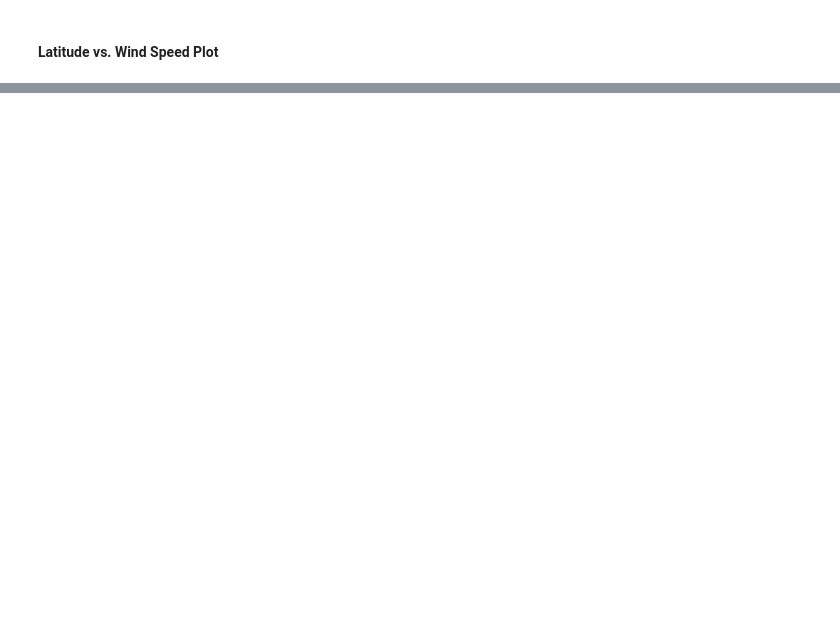
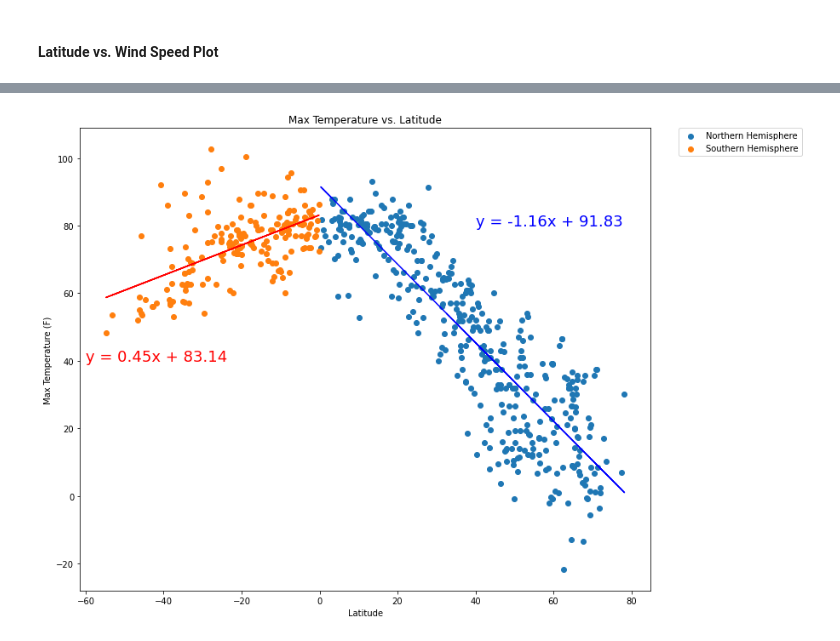
Before and after one commit to beckyydo/UofT-SCS, a Jupyter notebook: HW 6/api-challenge/WeatherPy.ipynb, the cells around one changed output, grey strips where cells are left out. Cells and saved outputs as stored; diff of their text form; code cells hidden in the pictures; blank space fills up the shorter version.

```diff
--- a/HW 6/api-challenge/WeatherPy.ipynb
+++ b/HW 6/api-challenge/WeatherPy.ipynb
@@ -295,0 +296,49 @@ plt.show()
+# %%
+#Regression
+from scipy import stats
+
+#Subset data in northern and southern hemisphere
+north = city_data.loc[city_data['Lat'] >= 0]
+south = city_data.loc[city_data['Lat'] < 0]
+
+#Create Linear Regression
+#Temperature
+(slope_n, intercept_n, rvalue_n, pvalue_n, stderr_n) = stats.linregress(north['Lat'],
+                                                              north["Max Temp"])
+(slope_s, intercept_s, rvalue_s, pvalue_s, stderr_s) = stats.linregress(south['Lat'],
+                                                              south["Max Temp"])
+#Set x-values and regression values
+north_x = north['Lat']
+north_y = north_x*slope_n + intercept_n
+south_x = south['Lat']
+south_y = south_x*slope_s + intercept_s
+
+#Set linear regression equation
+north_eq = 'y = ' + str(round(slope_n, 2)) + "x + " + str(round(intercept_n, 2))
+south_eq = 'y = ' + str(round(slope_s, 2)) + "x + " + str(round(intercept_s, 2))
+
+#Set Plot Size
+plt.figure(figsize = (12,10))
+
+# Create scatter point and add linear regression model on top
+plt.scatter(north['Lat'], north["Max Temp"], label = "Northern Hemisphere")
+plt.scatter(south['Lat'], south["Max Temp"], label = "Southern Hemisphere")
+plt.plot(north_x, north_y, 'b-')
+plt.plot(south_x, south_y, 'r-')
+
+# Add linear regression equation
+plt.annotate(north_eq, (40, 80), fontsize=18, color='blue')
+plt.annotate(south_eq, (-60, 40), fontsize=18, color='red')
+
+# Add title
+plt.title("Max Temperature vs. Latitude")
+plt.xlabel("Latitude")
+plt.ylabel("Max Temperature (F)")
+
+#Legend
+plt.legend(bbox_to_anchor=(1.05, 1), loc='upper left', borderaxespad=0.)
+
+#Display Plot
+plt.show()
+# %% [output]
+[figure, added]
```
Also changed, not shown: parts of 11 cells of this notebook.
